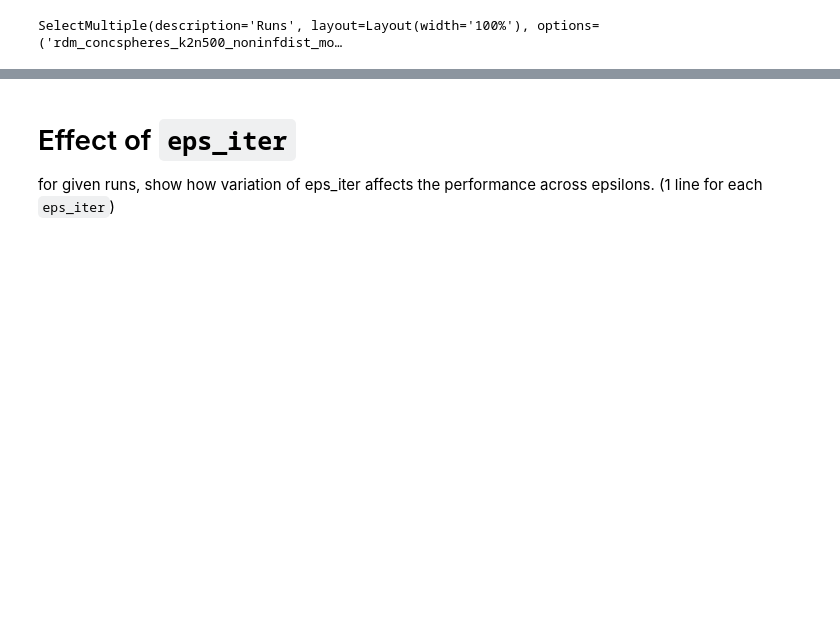
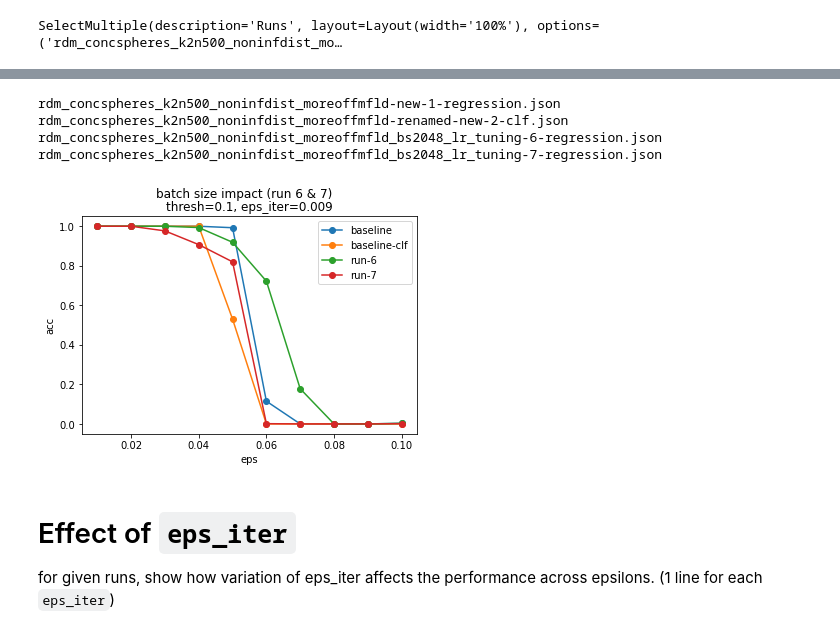
Before and after one commit to microsoft/distance-learner, a Jupyter notebook: notebooks/Omniboard Experiment D.ipynb, the cells around one changed output, grey strips where cells are left out. Saved outputs shown, nothing was run; the diff lists cells and outputs as text; code cells hidden in the pictures; blank space fills up the shorter version.

```diff
--- a/notebooks/Omniboard Experiment D.ipynb
+++ b/notebooks/Omniboard Experiment D.ipynb
@@ -280,7 +310,7 @@ checkbox_map = {i: widgets.Checkbox(
         layout=widgets.Layout(width='100%')
     ) for i in all_run_files}
 
-multiselect = widgets.SelectMultiple(
+multiselect2 = widgets.SelectMultiple(
     options=all_run_files,
     description='Runs',
     disabled=False,
@@ -288,7 +318,7 @@ multiselect = widgets.SelectMultiple(
     layout=widgets.Layout(width='100%')
 )
 # gridbox = widgets.GridBox(, layout=widgets.Layout(grid_template_columns="repeat(1, 800px)"))
-display(multiselect)
+display(multiselect2)
 # %% [output]
 SelectMultiple(description='Runs', layout=Layout(width='100%'), options=('rdm_concspheres_k2n500_noninfdist_mo…
 # %%
@@ -317,3 +362,45 @@ GridBox(children=(Dropdown(description='atk_flavor', options=('std_pgd',), value
+# %%
+for file in multiselect2.value:
+
+    full_fn = os.path.join(RES_DIR, file)
+    df = pd.read_json(full_fn)
+
+    eps_arr = df.eps.unique()
+
+    task = df.task.unique()[0]
+    run_tag = df.run_tag.unique()[0]
+    run_id = df.run_id.unique()[0]
+
+    perf = np.zeros(eps_arr.shape)
+    print(file)
+    for i in range(eps_arr.shape[0]):
+        eps = eps_arr[i]
+        if task == "dist":
+            perf[i] = np.trace(pd.read_csv(df[(np.round(df.thresh, 2) == thresh) & (df.eps == eps) & (np.round(df.eps_iter, 3) == eps_iter)].adv_pct_cm.tolist()[0], index_col=0).to_numpy())
+        elif task == "clf":
+            perf[i] = np.trace(pd.read_csv(df[(df.eps == eps) & (np.round(df.eps_iter, 3) == eps_iter)].adv_pct_cm.tolist()[0], index_col=0).to_numpy())
+
+    label = "baseline-clf"
+    if task == "dist":
+        if "bs2048" not in run_tag:
+            label = "baseline"
+        else:
+            label = "run-{}".format(run_id)
+
+    plt.plot(eps_arr, perf, label=label, marker="o")
+
+plt.legend()
+plt.xlabel("eps")
+plt.ylabel("acc")
+plt.title("thresh={}, eps_iter={}".format(thresh, eps_iter))
+plt.suptitle("batch size impact (run 6 & 7)")
+plt.show()
+# %% [output]
+rdm_concspheres_k2n500_noninfdist_moreoffmfld-new-1-regression.json
+rdm_concspheres_k2n500_noninfdist_moreoffmfld-renamed-new-2-clf.json
+rdm_concspheres_k2n500_noninfdist_moreoffmfld_bs2048_lr_tuning-6-regression.json
+rdm_concspheres_k2n500_noninfdist_moreoffmfld_bs2048_lr_tuning-7-regression.json
+[figure, added]
 # %% [markdown]
 # Effect of `eps_iter`
 
```
Also changed, not shown: parts of 21 cells of this notebook, 2 other files.
